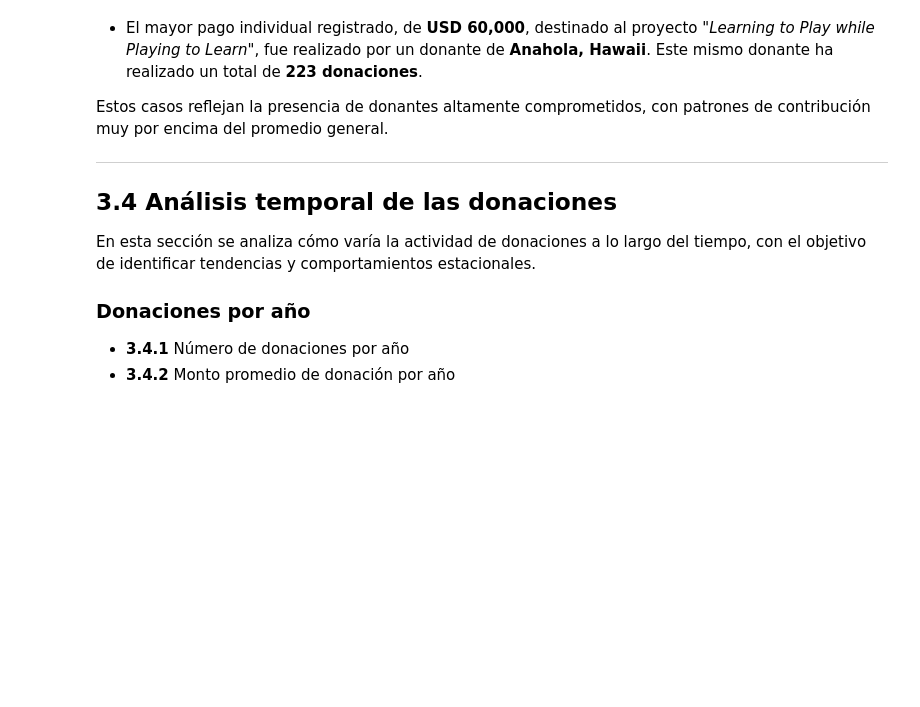
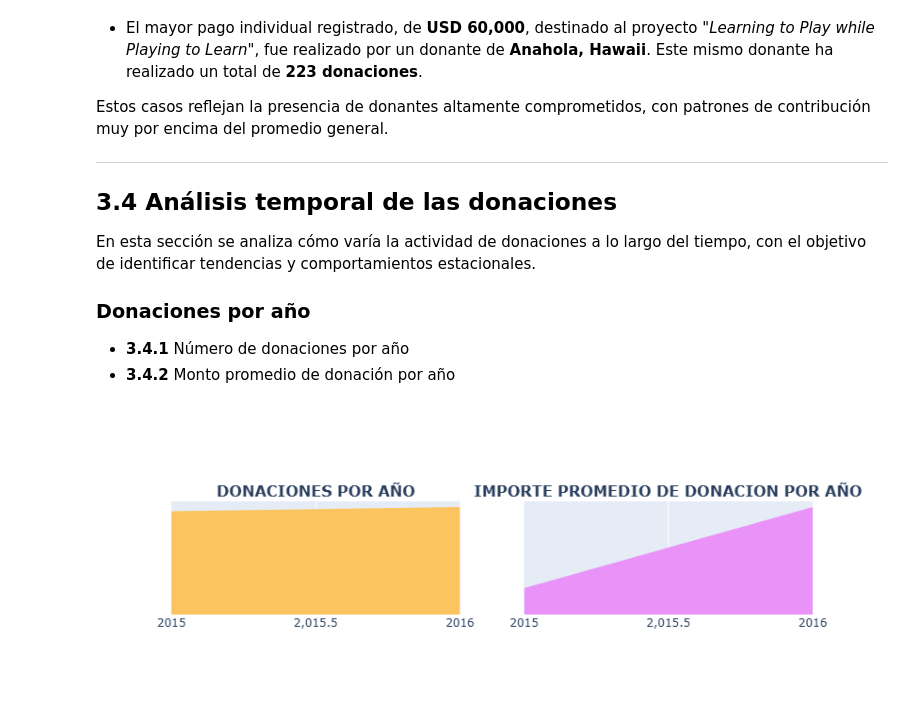
Before and after one commit to lilianarog/9A-IEVND-ADND-Practicas-230370, a Jupyter notebook: Practica05/Practica05.ipynb, the cells around one changed output. Drawn from its saved outputs; the diff is of its cells as text; code cells hidden in the pictures; blank space fills up the shorter version.

```diff
--- a/Practica05/Practica05.ipynb
+++ b/Practica05/Practica05.ipynb
@@ -1423,0 +1413,67 @@ iplot(fig);
+# %%
+# Nota: SE VE DIFERENTE AL ORIGINAL PORQUE LOS ARCHIVOS PRESENTAN DATOS FILTRADOS DESDE 2012
+import pandas as pd
+import plotly.graph_objs as go
+from plotly.subplots import make_subplots  # <- Corrección del import obsoleto
+from plotly.offline import iplot
+
+# 1. Procesamiento de Fechas
+donations_df['Donation Date'] = pd.to_datetime(donations_df['Donation Received Date'])
+donations_df['Donation Year'] = donations_df['Donation Date'].dt.year
+donations_df['Donation Month'] = donations_df['Donation Date'].dt.month
+donations_df['Donation Day'] = donations_df['Donation Date'].dt.day
+donations_df['Donation Weekday'] = donations_df['Donation Date'].dt.weekday
+donations_df['Donation Hour'] = donations_df['Donation Date'].dt.hour
+
+# 2. Agrupación de datos
+t1 = donations_df.groupby(['Donation Year']).agg({
+    'Donation Month' : 'count',
+    'Donation Amount' : 'mean'
+}).reset_index().rename(columns={'Donation Month' : 'Total Donations', 'Donation Amount' : 'Average Amount'})
+
+x = t1['Donation Year']
+y1 = t1['Total Donations']
+y2 = t1['Average Amount']
+
+# 3. Creación de Traces (Gráficos de área)
+# Nota: [:-1] excluye el último año por si está incompleto (¡buena práctica!)
+trace1 = go.Scatter(x=x[:-1], y=y1[:-1], fill='tozeroy', fillcolor='#fcc45f', mode='none')
+trace2 = go.Scatter(x=x[:-1], y=y2[:-1], fill='tozeroy', fillcolor="#e993f9", mode='none')
+
+# 4. Configuración de Subplots (Librería actualizada)
+fig = make_subplots(
+    rows=1,
+    cols=2,
+    subplot_titles=["<b>DONACIONES POR AÑO</b>", "<b>IMPORTE PROMEDIO DE DONACION POR AÑO</b>"]
+)
+
+# Añadir los gráficos a sus respectivas columnas
+fig.append_trace(trace1, 1, 1)
+fig.append_trace(trace2, 1, 2)
+
+# 5. Actualización del Diseño (Sin 'autotick' obsoleto)
+fig['layout'].update(
+    height=300,
+    showlegend=False,
+    yaxis=dict(
+        autorange=True,
+        showgrid=False,
+        zeroline=False,
+        showline=False,
+        ticks='',
+        showticklabels=False
+    ),
+    yaxis2=dict(
+        autorange=True,
+        showgrid=False,
+        zeroline=False,
+        showline=False,
+        ticks='',
+        showticklabels=False
+    )
+)
+
+# 6. Renderizar en Jupyter
+iplot(fig)
+# %% [output]
+[figure, added]
```
Also changed, not shown: parts of 23 cells of this notebook.
